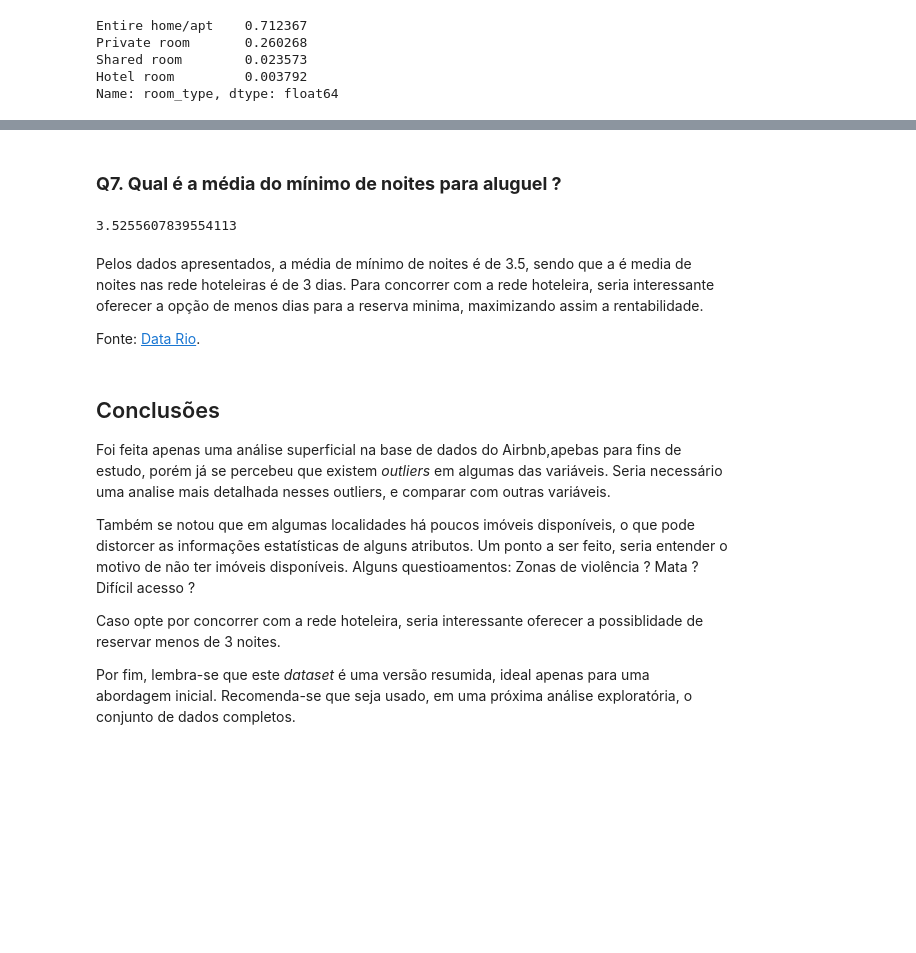
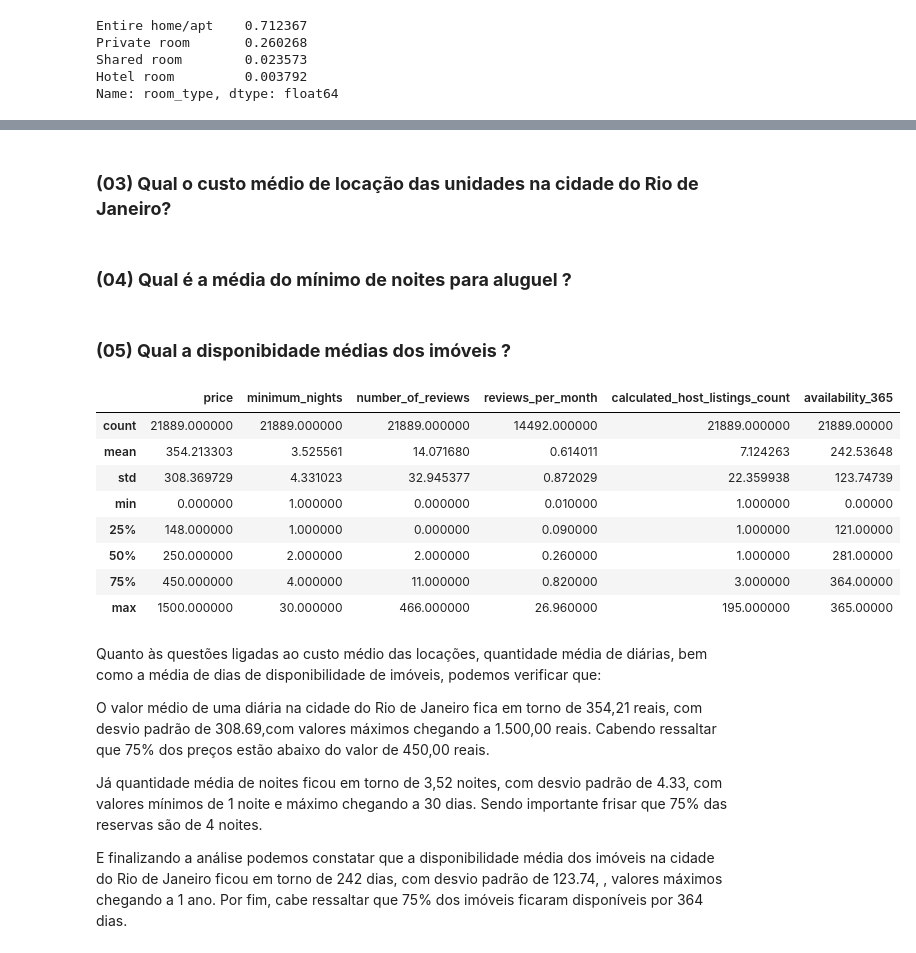
Before and after one commit to heritonarantes/heritonarantes, a Jupyter notebook: Análise_dos_dados_do_AirBnB_RJ.ipynb, the cells around one changed output, grey strips where cells are left out. Saved outputs shown, nothing was run; the diff lists cells and outputs as text; code cells hidden in the pictures; blank space fills up the shorter version.

```diff
--- a/Análise_dos_dados_do_AirBnB_RJ.ipynb
+++ b/Análise_dos_dados_do_AirBnB_RJ.ipynb
@@ -301,23 +405,29 @@ df_clean.plot(kind='scatter', x='longitude', y='latitude', alpha=0.4, c=df_clean
+# %% [markdown]
+### **(03) Qual o custo médio de locação das unidades na cidade do Rio de Janeiro?**
 # %% [markdown]
-### **Q7. Qual é a média do mínimo de noites para aluguel ?**
+### **(04) Qual é a média do mínimo de noites para aluguel ?**
-# %%
-
-# ver a média da coluna `minimum_nights`
-
-df_clean['minimum_nights'].mean()
-# %% [output]
-3.5255607839554113
-# %% [markdown]
-Pelos dados apresentados, a média de mínimo de noites é de 3.5, sendo que a é media de noites nas rede hoteleiras é de 3 dias. Para concorrer com a rede hoteleira, seria interessante oferecer a opção de menos dias para a reserva minima, maximizando assim a rentabilidade.
-
-Fonte: [Data Rio](https://www.data.rio/documents/9tempo-m%C3%A9dio-de-perman%C3%AAncia-dos-h%C3%B3spedes-em-n%C3%BAmero-inteiro-de-dias-por-categoria-da-unidade-de-hospedagem-uh-segundo-o-per%C3%ADodo-no-munic%C3%ADpio-do-rio-de-janeiro-entre-2009-2017/about).
-# %% [markdown]
-## Conclusões
-
-Foi feita apenas uma análise superficial na base de dados do Airbnb,apebas para fins de estudo, porém já se percebeu que existem *outliers* em algumas das variáveis. Seria necessário uma analise mais detalhada nesses outliers, e comparar com outras variáveis.
-
-Também se notou que em algumas localidades há poucos imóveis disponíveis, o que pode distorcer as informações estatísticas de alguns atributos. Um ponto a ser feito, seria entender o motivo de não ter imóveis disponíveis. Alguns questioamentos: Zonas de violência ? Mata ? Difícil acesso ?
-
-Caso opte por concorrer com a rede hoteleira, seria interessante oferecer a possiblidade de reservar menos de 3 noites.
-
-Por fim, lembra-se que este *dataset* é uma versão resumida, ideal apenas para uma abordagem inicial. Recomenda-se que seja usado, em uma próxima análise exploratória, o conjunto de dados completos.
+# %% [markdown]
+### **(05) Qual a disponibidade médias dos imóveis ?**
+# %%
+# Calculando as estatisticas descritivas do dataset df_clean com a retirada dos outliers.
+
+df_clean[['price', 'minimum_nights', 'number_of_reviews', 'reviews_per_month',
+    'calculated_host_listings_count', 'availability_365']].describe()
+# %% [output]
+|  | price | minimum_nights | number_of_reviews | reviews_per_month | calculated_host_listings_count | availability_365 |
+| count | 21889.000000 | 21889.000000 | 21889.000000 | 14492.000000 | 21889.000000 | 21889.00000 |
+| mean | 354.213303 | 3.525561 | 14.071680 | 0.614011 | 7.124263 | 242.53648 |
+| std | 308.369729 | 4.331023 | 32.945377 | 0.872029 | 22.359938 | 123.74739 |
+| min | 0.000000 | 1.000000 | 0.000000 | 0.010000 | 1.000000 | 0.00000 |
+| 25% | 148.000000 | 1.000000 | 0.000000 | 0.090000 | 1.000000 | 121.00000 |
+| 50% | 250.000000 | 2.000000 | 2.000000 | 0.260000 | 1.000000 | 281.00000 |
+| 75% | 450.000000 | 4.000000 | 11.000000 | 0.820000 | 3.000000 | 364.00000 |
+| max | 1500.000000 | 30.000000 | 466.000000 | 26.960000 | 195.000000 | 365.00000 |
+# %% [markdown]
+Quanto às questões ligadas ao custo médio das locações, quantidade média de diárias, bem como a média de dias de disponibilidade de imóveis, podemos verificar que:
+
+O valor médio de uma diária na cidade do Rio de Janeiro fica em torno de 354,21 reais, com desvio padrão de 308.69,com valores máximos chegando a 1.500,00 reais. Cabendo ressaltar que 75% dos preços estão abaixo do valor de 450,00 reais.
+
+Já quantidade média de noites ficou em torno de 3,52 noites, com desvio padrão de 4.33, com valores mínimos de 1 noite e máximo chegando a 30 dias. Sendo importante frisar que 75% das reservas são de 4 noites.
+
+E finalizando a análise podemos constatar que a disponibilidade média dos imóveis na cidade do Rio de Janeiro ficou em torno de 242 dias, com desvio padrão de 123.74, , valores máximos chegando a 1 ano. Por fim, cabe ressaltar que 75% dos imóveis ficaram disponíveis por 364 dias.
```
Also changed, not shown: parts of 23 cells of this notebook.
